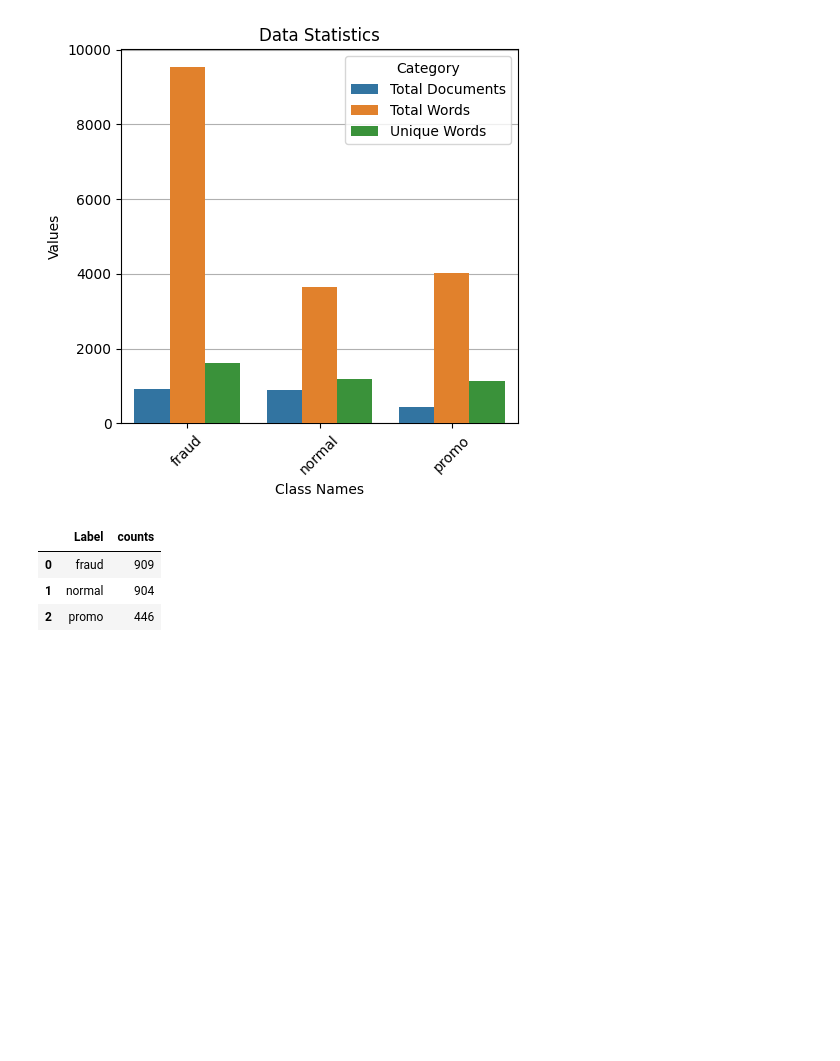
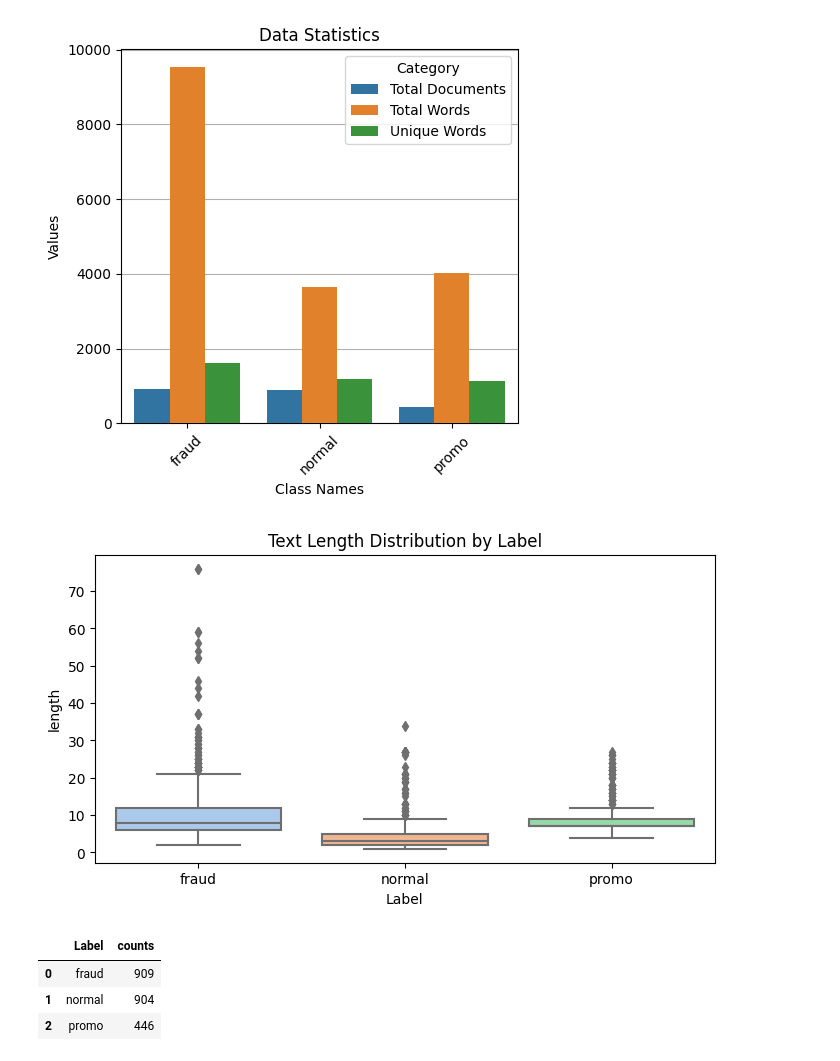
Before and after one commit to S4DIB/bengali-sms-fraud-detection-using-supervised-learning, a Jupyter notebook: Bengali Sms Fraud Detection.ipynb, the cells around one changed output. Drawn from its saved outputs; the diff is of its cells as text; code cells hidden in the pictures; blank space fills up the shorter version.

```diff
--- a/Bengali Sms Fraud Detection.ipynb
+++ b/Bengali Sms Fraud Detection.ipynb
@@ -263,6 +323,13 @@ plt.tight_layout()
 plt.show()
 # %% [output]
 [figure]
+# %%
+plt.figure(figsize=(8, 4))
+sns.boxplot(x='Label', y='length', data=dataset, palette="pastel")
+plt.title('Text Length Distribution by Label')
+plt.show()
+# %% [output]
+[figure, added]
 # %%
 dataset.groupby('Label').size().reset_index(name='counts')
 # %% [output]
```
Also changed, not shown: parts of 22 cells of this notebook.
